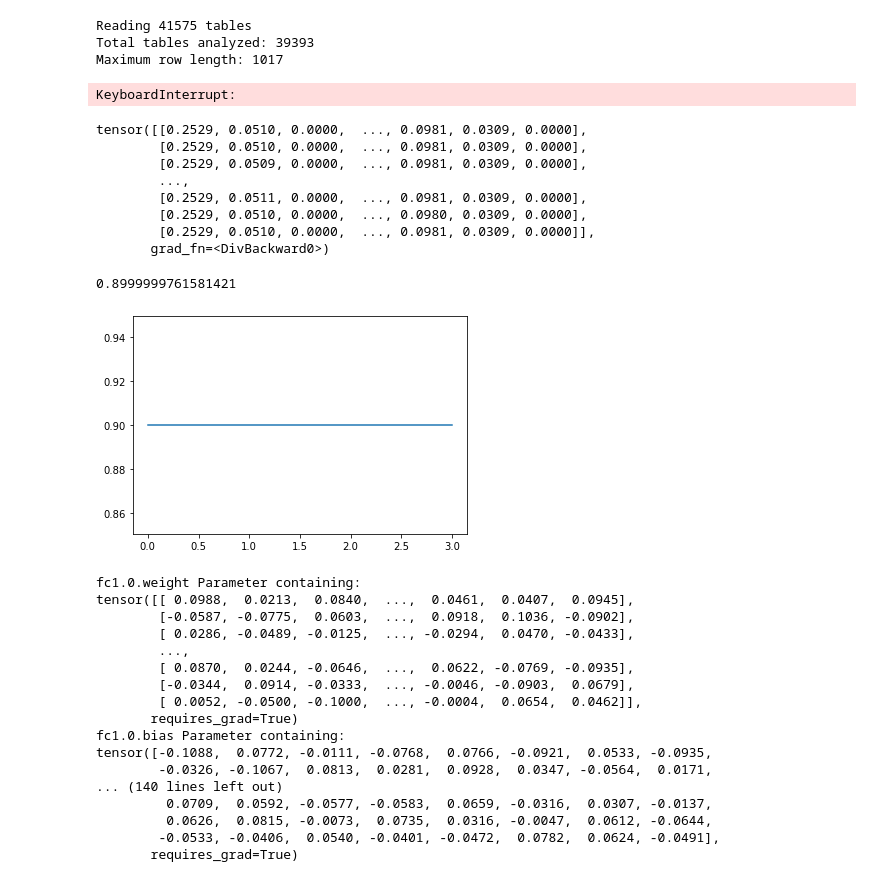
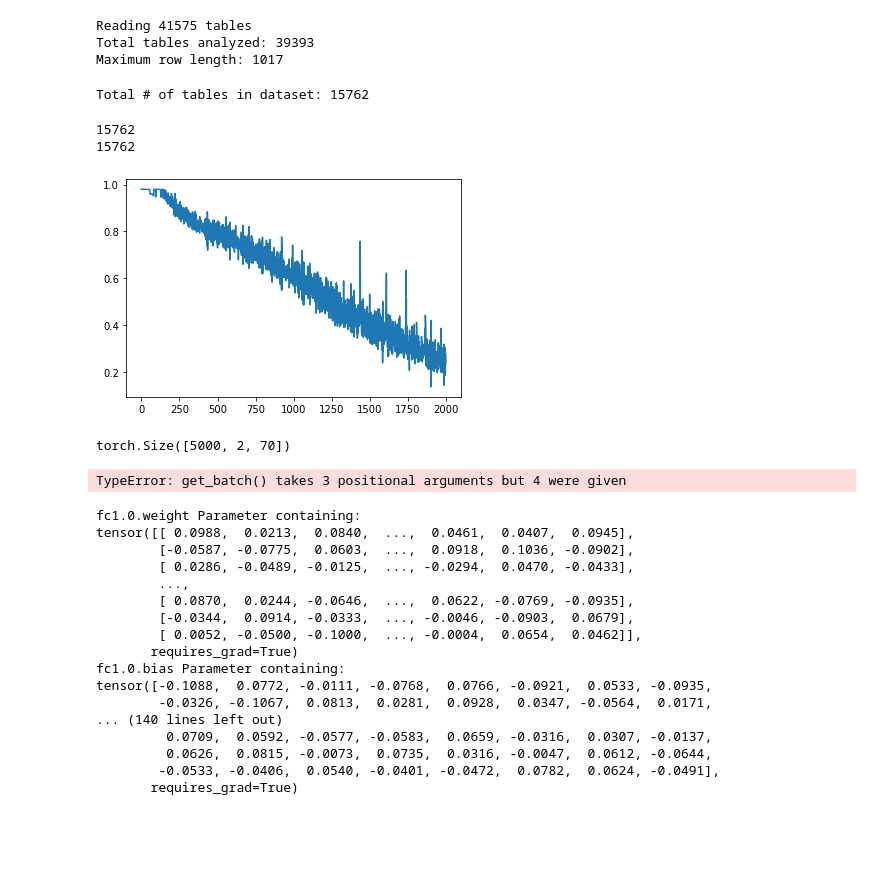
Before and after one commit to psaunderualberta/BareTQL_ML, a Jupyter notebook: Data Analysis/BareTQL Data Analysis.ipynb, the cells around one changed output. Drawn from its saved outputs; the diff is of its cells as text; code cells hidden in the pictures; blank space fills up the shorter version.

Commit message:
Swapped to using rows_per_table, improvements in AP_Loss

```diff
--- a/Data Analysis/BareTQL Data Analysis.ipynb
+++ b/Data Analysis/BareTQL Data Analysis.ipynb
@@ -20,9 +20,15 @@ import math
 # https://medium.com/deep-learning-hk/compute-document-similarity-using-autoencoder-with-triplet-loss-eb7eb132eb38
 # https://towardsdatascience.com/understanding-variational-autoencoders-vaes-f70510919f73
 # FaceNet: https://arxiv.org/pdf/1503.03832.pdf
+# %%
+def save_model(model, epochs, losses):
+    timestr = time.strftime("%m%d-%H%M%S")
+    prefix = "../models/"
+    torch.save(model, prefix + "%s_%sE.pt" % (timestr, epochs))
+    plt.plot(losses)
+    plt.savefig(prefix + "%s_plot.jpg" % (timestr,), bbox_inches='tight', dpi=150)
 # %%
 device = 'cuda' if torch.cuda.is_available() else 'cpu'
-device = 'cpu'
 # %%
 def dfCheck(df):
 
@@ -90,26 +96,39 @@ id_count = len(tokenizer.word_index)
 Convert each string into a list of its characters, converted to ints
 Filter out rows which are too long (i.e. not many other rows at that length)
 """
-import json
-
 table_chars = []
+table_cells = []
 sizes = [len(seq) for seq in allRows]
 mu, sigma = np.mean(sizes), np.std(sizes)
 maxRowLen = int(mu)
 
-for i, category in enumerate(tables):
-    for i, table in enumerate(tables[category]):
+cell_sep_id = tokenizer.texts_to_sequences('|')[0][0]  # Output as list of list
+
+for category in tables:
+    for table in tables[category]:
         tokens = tokenizer.texts_to_sequences(table)
         char_table = np.array([np.pad(seq, (0, maxRowLen - len(seq))) for seq in tokens if len(seq) <= maxRowLen])
 
         if len(char_table) >= 10:  # Remove tables that no longer have sufficient rows. We use 10 to allow for training & testing purposes
+            cell_cnts = np.cumsum(char_table == cell_sep_id, axis=1)
+            cell_cnts = np.where(char_table != 0, cell_cnts, [-1])  # Set the cell count to -1 where there are no cells
             table_chars.append(char_table)
+            table_cells.append(cell_cnts)
 
 table_tensors = [torch.tensor(table) for table in table_chars]
+cell_tensors = [torch.tensor(table) for table in table_cells]
 print("Total # of tables in dataset: " + str(len(table_tensors)))
+# %% [output]
+Total # of tables in dataset: 15762
 # %%
 # with open("../Data/tables.json", "w") as f:
 #     f.write(json.dumps([l.tolist() for l in table_chars]))
+
+print(len(table_tensors))
+print(len(cell_tensors))
+# %% [output]
+15762
+15762
 # %%
 from sklearn.metrics import average_precision_score
 
@@ -338,73 +377,65 @@ class APLoss (nn.Module):
             loss = self.forward(x, gt)
         return {'loss_ap': float(loss)}
 # %%
-def train(model, optimizer, loss_fn, data, epoch, BATCH_SIZE=10):
+def train(model, optimizer, loss_fn, data, epoch, BATCH_SIZE=100):
     model.train()
     losses = []
 
     for i in tqdm(range(0, len(data), BATCH_SIZE), desc="EPOCH %s" % (epoch,)):
-        batch, mask = data.get_batch(model, i, BATCH_SIZE)
+        batch, mask = data.get_batch(i, BATCH_SIZE)
 
         model.zero_grad()
-        optimizer.zero_grad()
         batch_embs = model(batch)
         loss = loss_fn(batch_embs, mask)
         loss.backward() # back-propagation, could do manually
         optimizer.step() # Adjusts the weights for us
         losses.append(loss.item())
 
     return losses
 
 def evaluate(model, data):
     model.eval()
     with torch.no_grad():
         precision_scores = data.get_average_precision(model)
 
     return precision_scores
 
 EPOCHS = 1000
 model = LinearModel(256).to(device)
 loss_fn = APLoss().to(device)
-optimizer = optim.SGD(model.parameters(), lr = 1e-1, weight_decay=0.0005)
+optimizer = optim.SGD(model.parameters(), lr = 1, weight_decay=0.00005)
 train_losses = []
-precision_scores = []
+SAVE_MODEL = False
 
 for epoch in range(EPOCHS):
     dataset_train.shuffle()
     train_losses += train(model, optimizer, loss_fn, dataset_train, epoch)
 
     # if epoch % 100 == 0:
         # dataset_val.shuffle()
         # prec = evaluate(model, dataset_val)
         # precision_scores.extend(prec)
         # print("Average Precision at epoch %s: %s" % (epoch, np.mean(prec)))
+
+# Saving the model if the above ran correctly and wasn't stopped
+if SAVE_MODEL:
+    save_model(model, EPOCHS, train_losses)
+else:
+    plt.plot(train_losses)
 # %% [output]
-KeyboardInterrupt:
+[figure, added]
 # %%
 """
-Test to make sure that a single pass over 'get_triplets' works as intended
+Test to make sure that a single pass over 'get_batch' works as intended
 """
-batch, mask = dataset_val.get_batch(model, 0, 2)
-model(batch)
 # %% [output]
-tensor([[0.2529, 0.0510, 0.0000,  ..., 0.0981, 0.0309, 0.0000],
-        [0.2529, 0.0510, 0.0000,  ..., 0.0981, 0.0309, 0.0000],
-        [0.2529, 0.0509, 0.0000,  ..., 0.0981, 0.0309, 0.0000],
-        ...,
-        [0.2529, 0.0511, 0.0000,  ..., 0.0981, 0.0309, 0.0000],
-        [0.2529, 0.0510, 0.0000,  ..., 0.0980, 0.0309, 0.0000],
-        [0.2529, 0.0510, 0.0000,  ..., 0.0981, 0.0309, 0.0000]],
-       grad_fn=<DivBackward0>)
+torch.Size([5000, 2, 70])
-# %%
-plt.plot(train_losses)
-train_losses[-1]
-# %% [output]
-0.8999999761581421
-[figure, removed]
 # %%
-batch, mask = dataset_train.get_batch(model, 0, 25)
+batch, mask = dataset_train.get_batch(0, 25)
 embs = model(batch)
 l = loss_fn(embs, mask)
+# %% [output]
+TypeError: get_batch() takes 3 positional arguments but 4 were given
 # %%
 for x, y in model.named_parameters():
     print(x, y)
```
Also changed, not shown: parts of 3 cells of this notebook, 1 other file.
